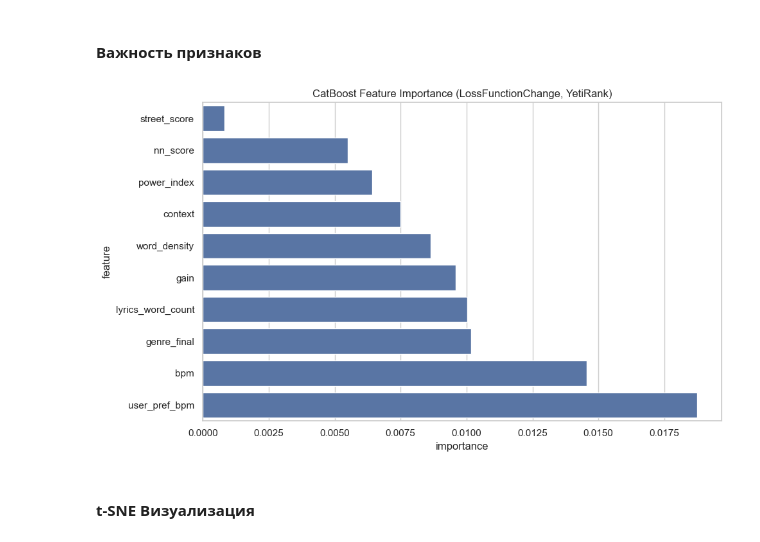
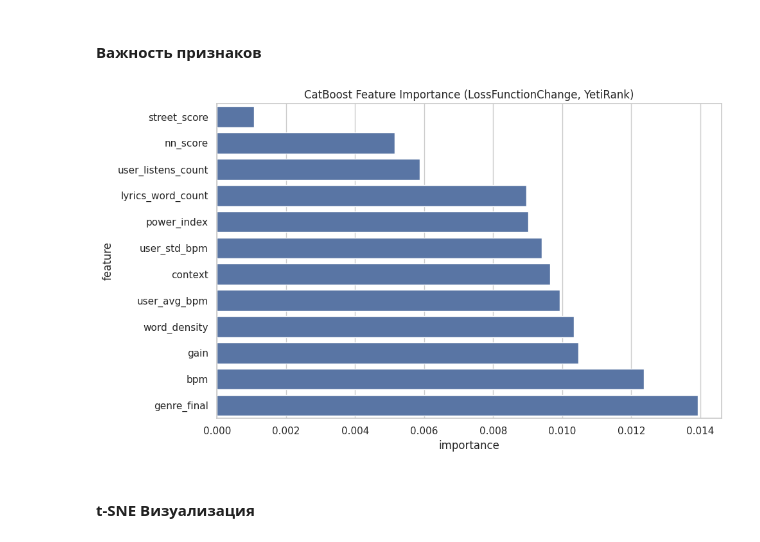
Before and after one commit to sweeteri/gym-vibe-hybrid-recsys, a Jupyter notebook: recsys_songs_gym.ipynb, the cells around one changed output. Saved outputs shown, nothing was run; the diff lists cells and outputs as text; code cells hidden in the pictures.

```diff
--- a/recsys_songs_gym.ipynb
+++ b/recsys_songs_gym.ipynb
@@ -263,3 +329,13 @@ class GymVibeRecSys:
+# %%
+def split_by_session(logs, test_size=0.2, seed=SEED):
+    rng = np.random.default_rng(seed)
+    sessions = logs["session_id"].unique().copy()
+    rng.shuffle(sessions)
+    n_test = int(len(sessions) * test_size)
+    test_sessions = set(sessions[:n_test])
+    train_logs = logs[~logs["session_id"].isin(test_sessions)].copy()
+    test_logs = logs[logs["session_id"].isin(test_sessions)].copy()
+    return train_logs, test_logs
 # %% [markdown]
 #### Оценка модели (NDCG)
 
@@ -328,0 +418,15 @@ Context Hit Rate@5 (diagnostic): 0.8450
+# %%
+catalogue = pd.read_csv("/content/featured_data_1 (1).csv")
+logs = generate_interactions(catalogue, n_users=200)
+user_features_df = build_user_history_features(logs, catalogue)
+
+train_logs, test_logs = split_by_session(logs, test_size=0.2)
+
+print(f"Songs: {len(catalogue)}")
+print(f"Interactions: {len(logs)}")
+print(f"User profiles built: {len(user_features_df)}")
+print(f"Train sessions: {train_logs['session_id'].nunique()}")
+print(f"Test sessions: {test_logs['session_id'].nunique()}")
+
+system = GymVibeRecSys(catalogue, embedding_dim=32)
+system.fit(train_logs, user_features_df, epochs=40)
@@ -329,25 +470,21 @@ Context Hit Rate@5 (diagnostic): 0.8450
 # %% [markdown]
 #### Важность признаков
 # %%
+correct_rank_features = ITEM_FEATURES + ['context', 'genre_final', 'nn_score'] + USER_FEATURE_COLS
+
 plt.figure(figsize=(10, 6))
 importance = system.ranker.get_feature_importance(data=system.train_pool, type='LossFunctionChange')
-importance_df = (
-    pd.DataFrame({
-        'feature': RANK_FEATURES,
-        'importance': importance
-    })
-    .sort_values('importance', ascending=True)
-)
+importance_df = pd.DataFrame({
+    'feature': correct_rank_features,
+    'importance': importance
+}).sort_values('importance', ascending=True)
 
 sns.barplot(data=importance_df, x='importance', y='feature')
-plt.title(
-    'CatBoost Feature Importance '
-    '(LossFunctionChange, YetiRank)'
-)
+plt.title('CatBoost Feature Importance (LossFunctionChange, YetiRank)')
 plt.tight_layout()
 plt.show()
 # %% [output]
-[figure, old version]
+[figure, new version]
 # %% [markdown]
 #### t-SNE Визуализация
 # %%
```
Also changed, not shown: parts of 11 cells of this notebook.
